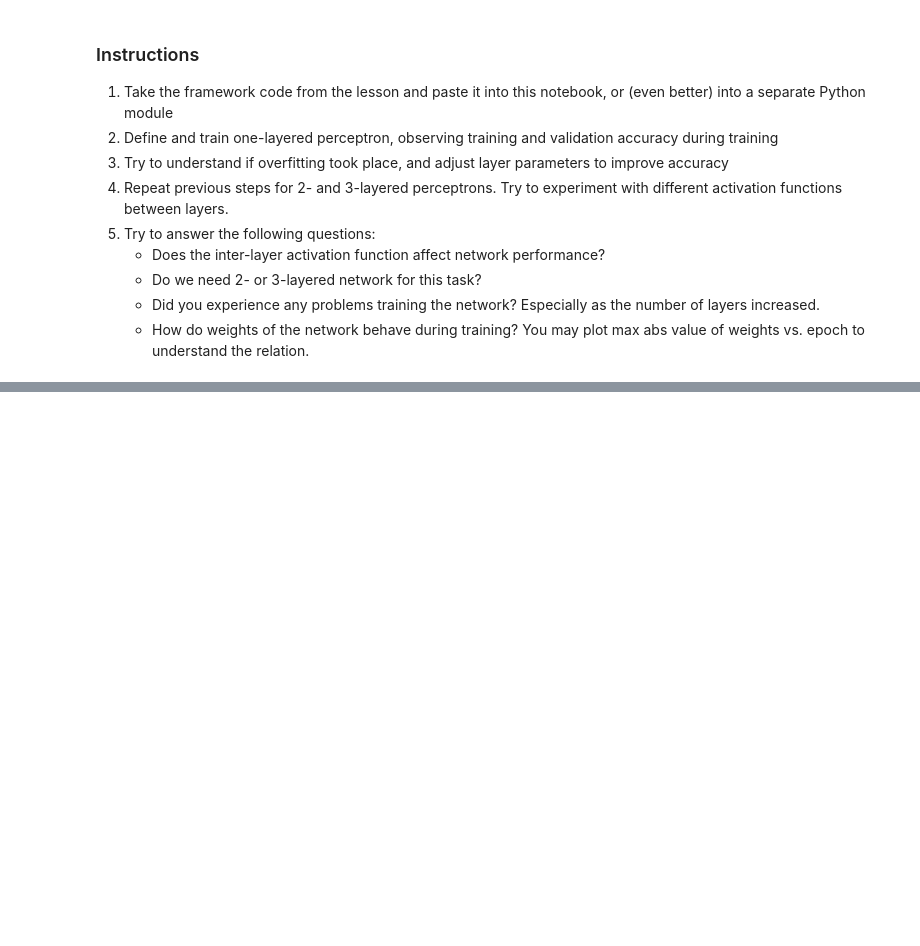
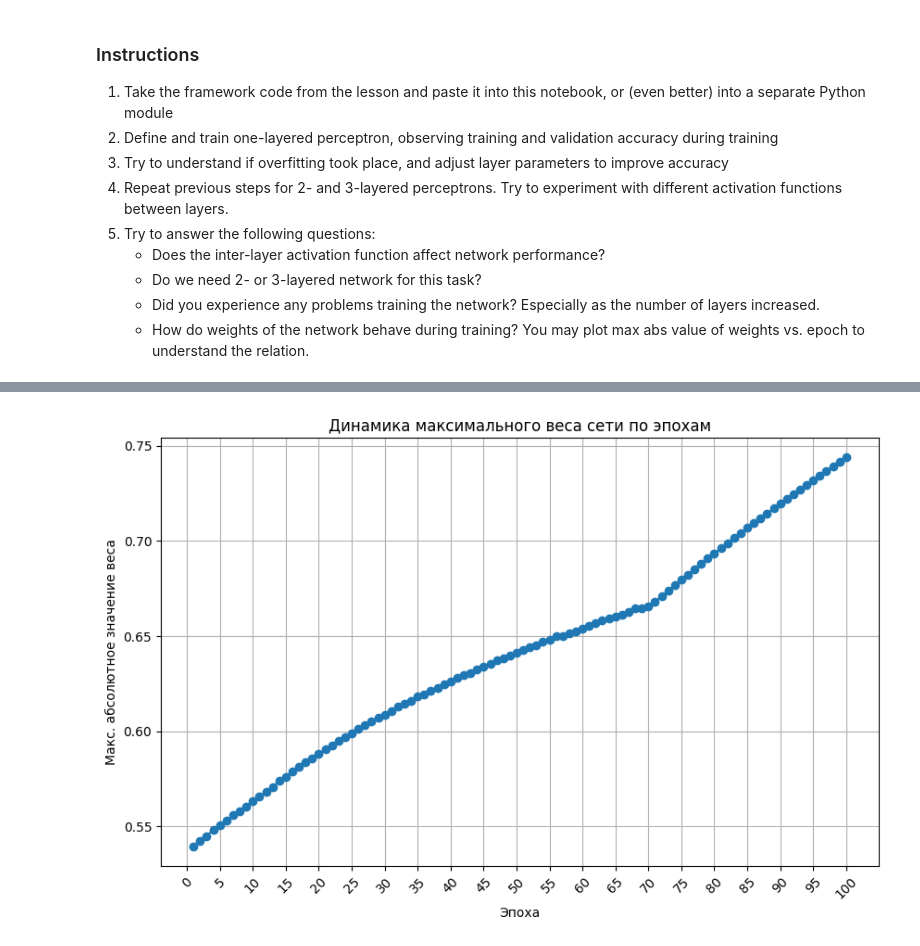
Before and after one commit to zsavmak/AI-lessons, a Jupyter notebook: NeuralNetworks/OwnFramework/MyFW_MNIST.ipynb, the cells around one changed output, grey strips where cells are left out. Drawn from its saved outputs; the diff is of its cells as text; code cells hidden in the pictures; blank space fills up the shorter version.

```diff
--- a/NeuralNetworks/OwnFramework/MyFW_MNIST.ipynb
+++ b/NeuralNetworks/OwnFramework/MyFW_MNIST.ipynb
@@ -58,6 +46,8 @@ features_test, labels_test = test_set
 print(f"Train samples: {len(features_train)}, test samples: {len(features_test)}")
 # %% [output]
 Train samples: 50000, test samples: 10000
+# %%
+val_data, val_labels = validation_set
 # %% [markdown]
 ### Instructions
 
@@ -102,0 +92,15 @@ def train(epochs=5, lr=0.1, batch_size = 128):
+# %%
+import os
+os.environ["TF_CPP_MIN_LOG_LEVEL"] = "2"
+os.environ["CUDA_VISIBLE_DEVICES"] = "0,1"
+
+
+from tensorflow_net import Net, PerceptronLayer, CrossEntropyLoss, Softmax
+import tensorflow as tf
+strategy = tf.distribute.MirroredStrategy(devices=["/gpu:0", "/gpu:1"])
+with strategy.scope():
+    net = Net()
+    net.add(PerceptronLayer(784, 10))
+    loss_fn = CrossEntropyLoss()
+    softmax = Softmax()
+import matplotlib.pyplot as plt
@@ -102,0 +156,3 @@ def train(epochs=5, lr=0.1, batch_size = 128):
+# %%
+weights_history = train(features_train, labels_train, val_data, val_labels,
+          epochs=100, lr=0.01, batch_size=128)
@@ -102,0 +177,11 @@ def train(epochs=5, lr=0.1, batch_size = 128):
+# %%
+plt.figure(figsize=(10, 6))
+plt.plot(range(1, 100 + 1), weights_history, marker='o', linestyle='-')
+plt.title('Динамика максимального веса сети по эпохам')
+plt.xlabel('Эпоха')
+plt.ylabel('Макс. абсолютное значение веса')
+plt.grid(True)
+plt.xticks(range(0, 101, 5), rotation=45)
+plt.show()
+# %% [output]
+[figure, added]
```
Also changed, not shown: parts of 19 cells of this notebook, 7 other files.
